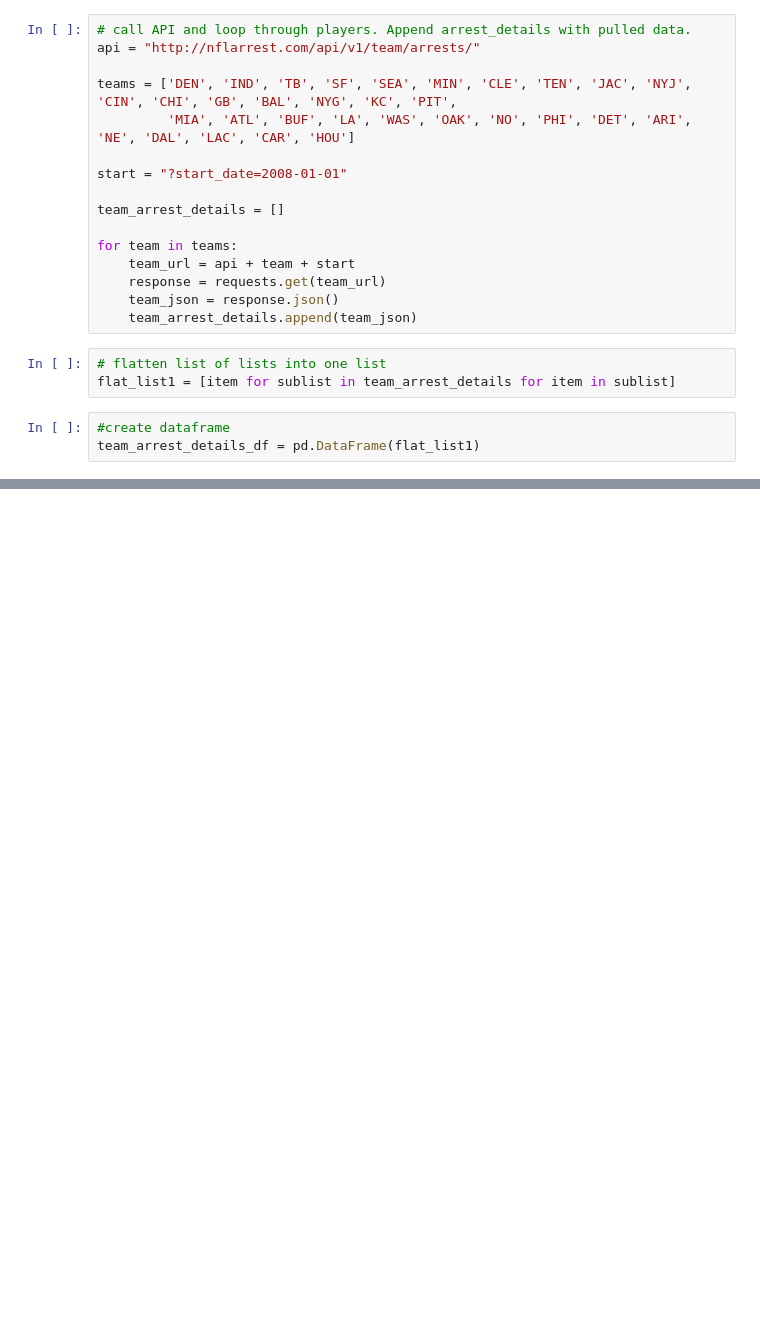
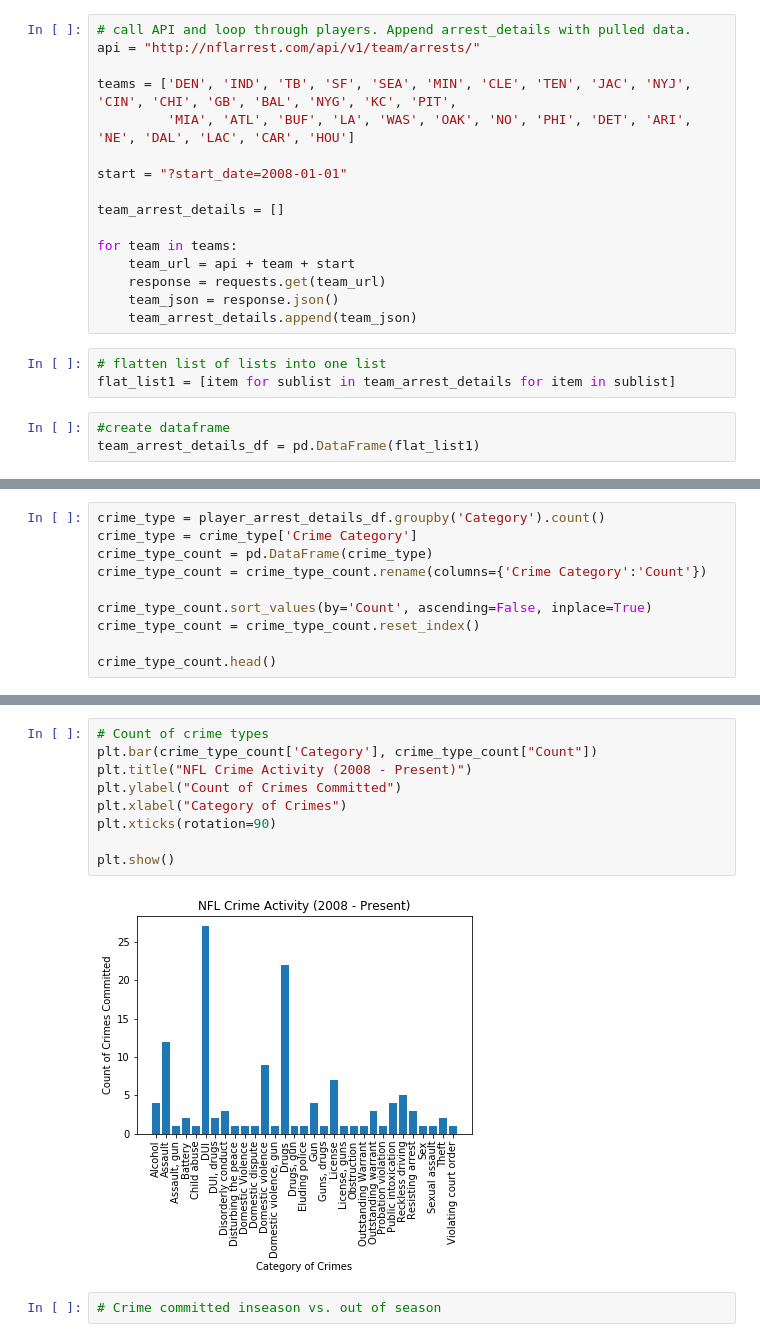
Before and after one commit to risatino/project-seadogs, a Jupyter notebook: player_team_arrest_details.ipynb, the cells around one changed output, grey strips where cells are left out. Saved outputs shown, nothing was run; the diff lists cells and outputs as text; blank space fills up the shorter version.

```diff
--- a/player_team_arrest_details.ipynb
+++ b/player_team_arrest_details.ipynb
@@ -102,0 +112,10 @@ team_arrest_details_df.to_csv(f"team_arrest_details.csv", index = False)
+# %%
+crime_type = player_arrest_details_df.groupby('Category').count()
+crime_type = crime_type['Crime Category']
+crime_type_count = pd.DataFrame(crime_type)
+crime_type_count = crime_type_count.rename(columns={'Crime Category':'Count'})
+
+crime_type_count.sort_values(by='Count', ascending=False, inplace=True)
+crime_type_count = crime_type_count.reset_index()
+
+crime_type_count.head()
@@ -102,0 +129,13 @@ team_arrest_details_df.to_csv(f"team_arrest_details.csv", index = False)
+# %%
+# Count of crime types
+plt.bar(crime_type_count['Category'], crime_type_count["Count"])
+plt.title("NFL Crime Activity (2008 - Present)")
+plt.ylabel("Count of Crimes Committed")
+plt.xlabel("Category of Crimes")
+plt.xticks(rotation=90)
+
+plt.show()
+# %% [output]
+[figure, added]
+# %%
+# Crime committed inseason vs. out of season
```
Also changed, not shown: parts of 5 cells of this notebook, 2 other files.
